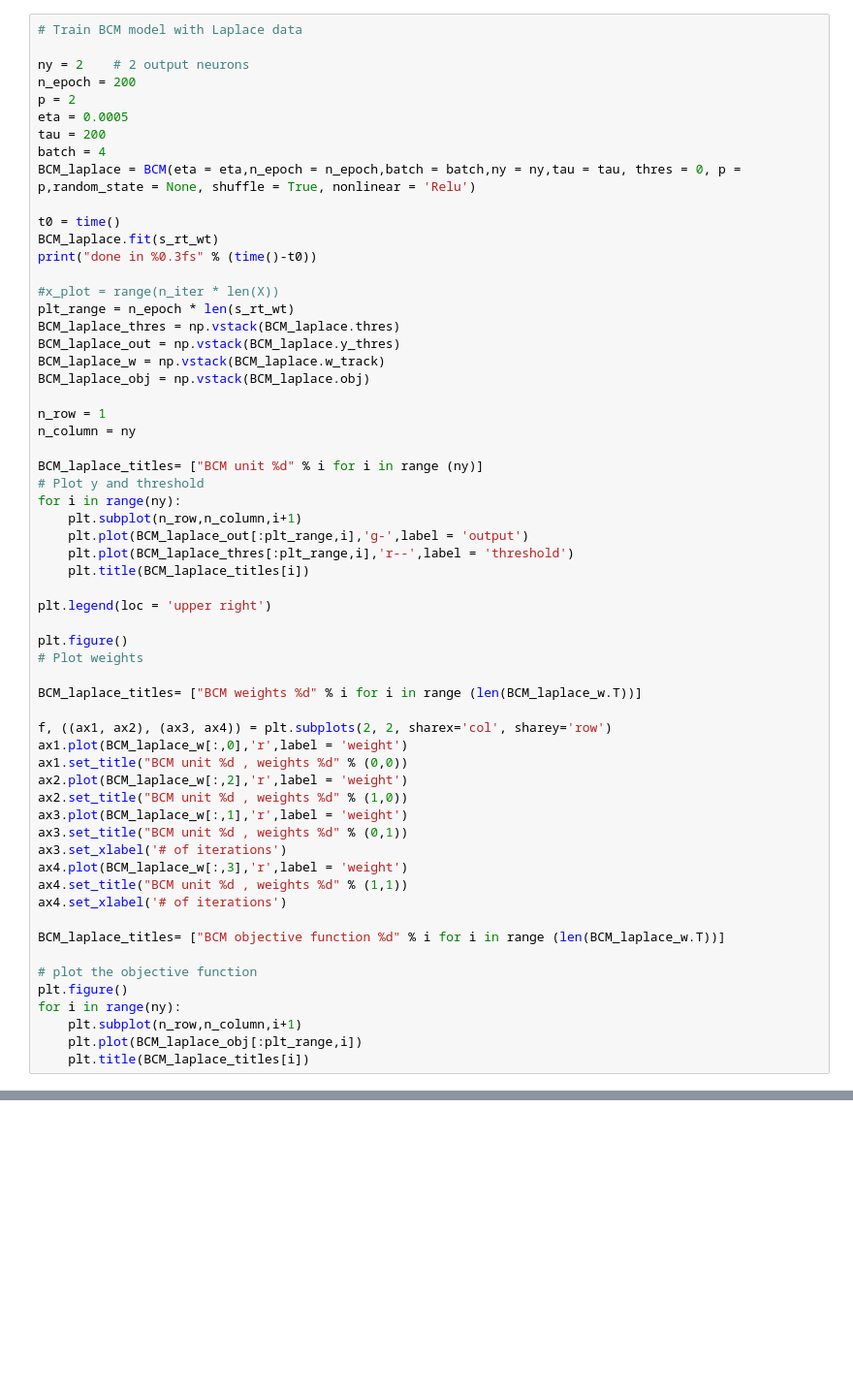
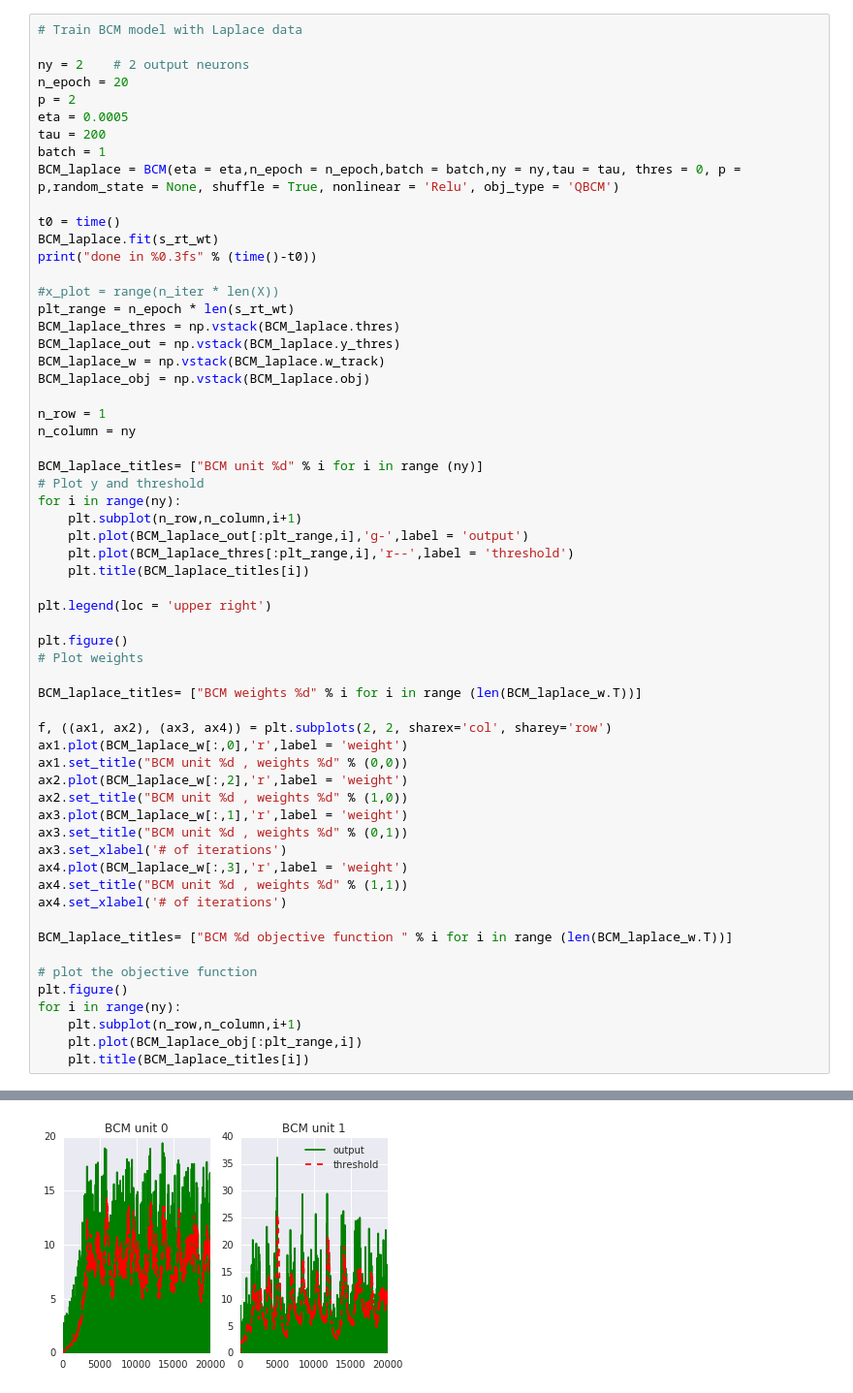
Before and after one commit to ShuangLiBCM/NNDL_Shuang, a Jupyter notebook: BCM_objective fun_weight tracking.ipynb, the cells around one changed output, grey strips where cells are left out. Shown: that part at 97% size. Cells and saved outputs as stored; diff of their text form; blank space fills up the shorter version.

Commit message:
BCM objective fun with weight tracking

```diff
--- a/BCM_objective fun_weight tracking.ipynb
+++ b/BCM_objective fun_weight tracking.ipynb
@@ -179,12 +206,12 @@ g.set_axis_labels("Dimension 1", "Dimension 2")
 # Train BCM model with Laplace data
 
 ny = 2    # 2 output neurons
-n_epoch = 200
+n_epoch = 20
 p = 2
 eta = 0.0005
 tau = 200
-batch = 4
-BCM_laplace = BCM(eta = eta,n_epoch = n_epoch,batch = batch,ny = ny,tau = tau, thres = 0, p = p,random_state = None, shuffle = True, nonlinear = 'Relu')
+batch = 1
+BCM_laplace = BCM(eta = eta,n_epoch = n_epoch,batch = batch,ny = ny,tau = tau, thres = 0, p = p,random_state = None, shuffle = True, nonlinear = 'Relu', obj_type = 'QBCM')
 
 t0 = time()
 BCM_laplace.fit(s_rt_wt)
@@ -227,7 +254,7 @@ ax4.plot(BCM_laplace_w[:,3],'r',label = 'weight')
 ax4.set_title("BCM unit %d , weights %d" % (1,1))
 ax4.set_xlabel('# of iterations')
 
-BCM_laplace_titles= ["BCM objective function %d" % i for i in range (len(BCM_laplace_w.T))]
+BCM_laplace_titles= ["BCM %d objective function " % i for i in range (len(BCM_laplace_w.T))]
 
 # plot the objective function
 plt.figure()
@@ -235,3 +262,4 @@ for i in range(ny):
     plt.subplot(n_row,n_column,i+1)
     plt.plot(BCM_laplace_obj[:plt_range,i])
     plt.title(BCM_laplace_titles[i])
+# %% [output]
@@ -237,0 +267 @@ for i in range(ny):
+[figure, added]
```
Also changed, not shown: parts of 12 cells of this notebook.
